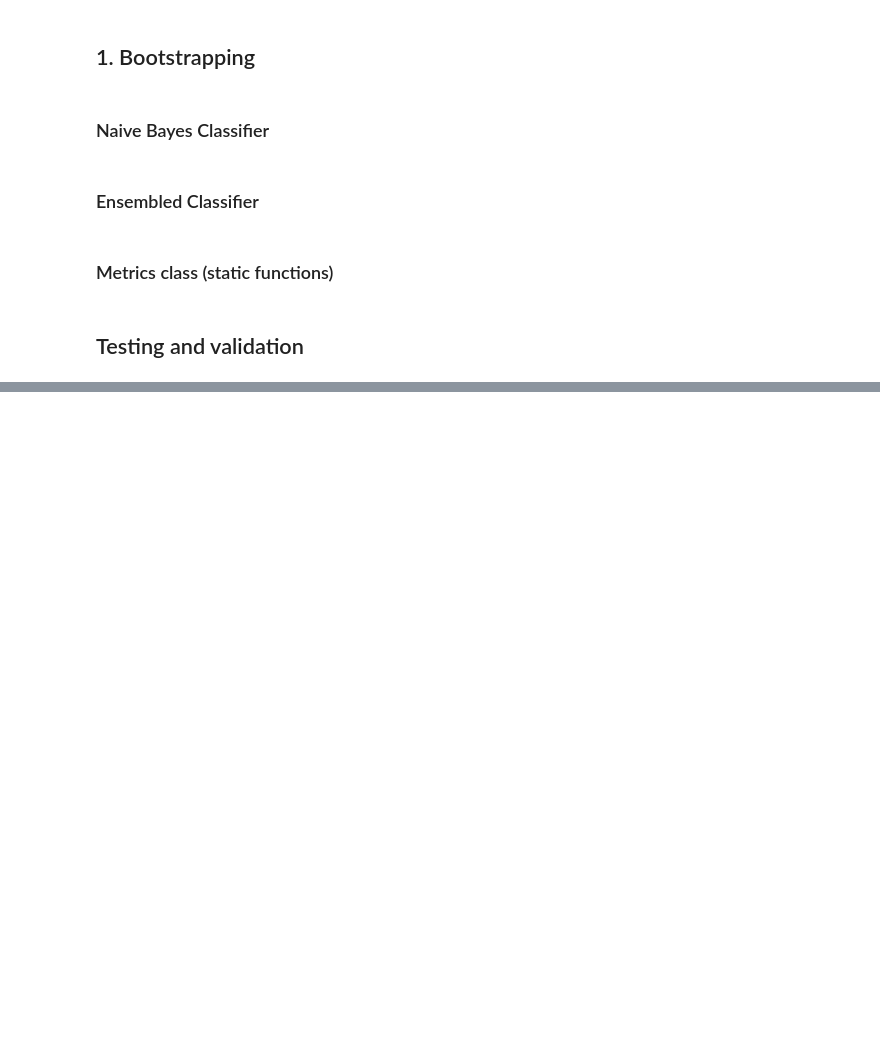
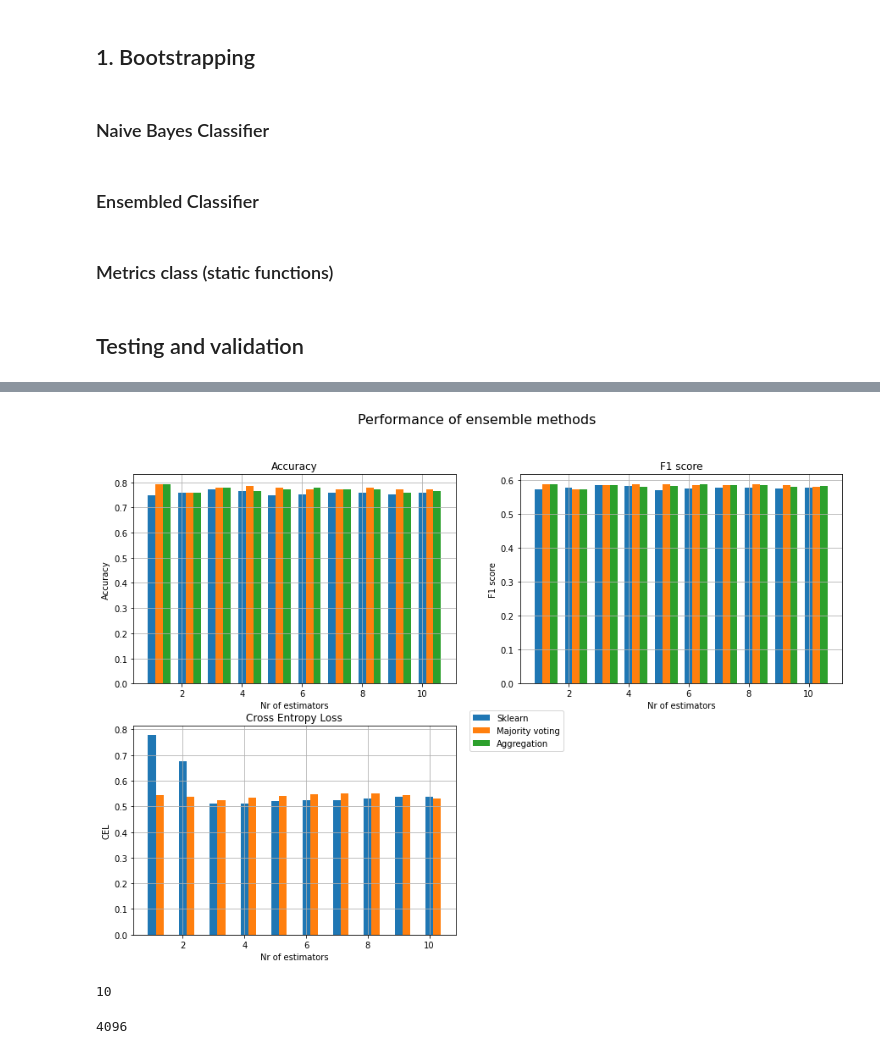
Before and after one commit to STProgrammer/Ensembled-naive-bayes-classifiers, a Jupyter notebook: GA-2.ipynb, the cells around one changed output, grey strips where cells are left out. Drawn from its saved outputs; the diff is of its cells as text; code cells hidden in the pictures; blank space fills up the shorter version.

```diff
--- a/GA-2.ipynb
+++ b/GA-2.ipynb
@@ -728,0 +739,16 @@ plotting_ensemble(dataset, nr_of_classifiers, train_test_split, seed)
+# %%
+
+# Load the data
+dataset_diabetes = pd.read_csv('pima-indians-diabetes.csv', header=None, skiprows = 9,
+                                                                  names=['Number of times pregnant',
+                                                                        'Plasma glucose concentration a 2 hours in an oral glucose tolerance test',
+                                                                        'Diastolic blood pressure (mm Hg)',
+                                                                        'Triceps skin fold thickness (mm)',
+                                                                        '2-Hour serum insulin (mu U/ml)',
+                                                                        'Body mass index (weight in kg/(height in m)^2)',
+                                                                        'Diabetes pedigree function',
+                                                                        'Age (years)',
+                                                                        'class'])
+
+
+dataset_diabetes
@@ -728,0 +780,12 @@ plotting_ensemble(dataset, nr_of_classifiers, train_test_split, seed)
+# %%
+plotting_ensemble(dataset_diabetes, nr_of_classifiers, train_test_split, seed)
+# %% [output]
+[figure, added]
+# %%
+random.randint(1,4096)
+# %% [output]
+10
+# %%
+2**12
+# %% [output]
+4096
```
Also changed, not shown: parts of 8 cells of this notebook, 2 other files.
